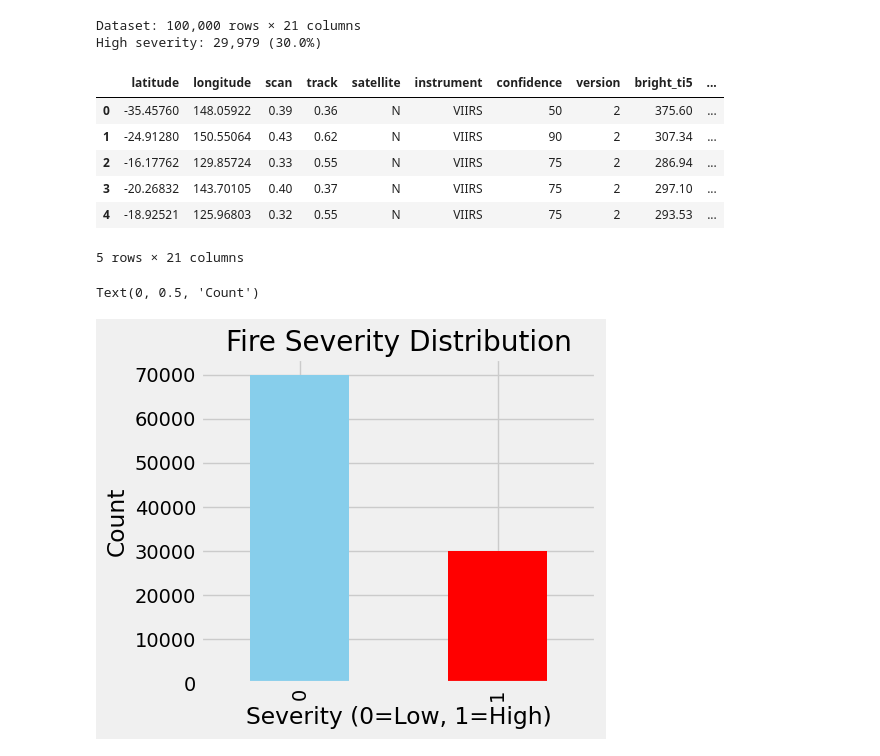
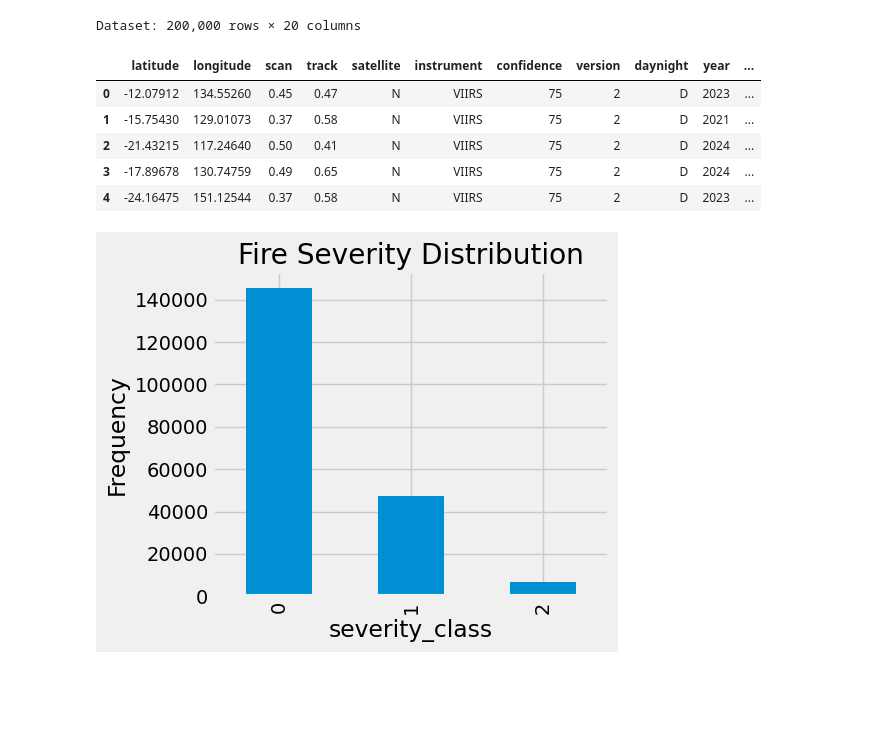
Before and after one commit to Arej00/bush_fire, a Jupyter notebook: notebook/EDA.ipynb, the cells around one changed output. Cells and saved outputs as stored; diff of their text form; code cells hidden in the pictures; blank space fills up the shorter version.

```diff
--- a/notebook/EDA.ipynb
+++ b/notebook/EDA.ipynb
@@ -9,31 +9,27 @@ from sklearn.preprocessing import PowerTransformer
 
 plt.style.use('fivethirtyeight')
 # %%
-df = pd.read_csv('preprocessed_fire_data.csv')
+df = pd.read_csv('preprocessed_fire_data_clean.csv')
 # %%
 print(f"Dataset: {df.shape[0]:,} rows × {df.shape[1]} columns")
-print(f"High severity: {df['high_severity'].sum():,} ({df['high_severity'].mean()*100:.1f}%)")
 # %% [output]
-Dataset: 100,000 rows × 21 columns
-High severity: 29,979 (30.0%)
+Dataset: 200,000 rows × 20 columns
 # %%
 df.head()
 # %% [output]
-|  | latitude | longitude | scan | track | satellite | instrument | confidence | version | bright_ti5 | ... |
-| 0 | -35.45760 | 148.05922 | 0.39 | 0.36 | N | VIIRS | 50 | 2 | 375.60 | ... |
-| 1 | -24.91280 | 150.55064 | 0.43 | 0.62 | N | VIIRS | 90 | 2 | 307.34 | ... |
-| 2 | -16.17762 | 129.85724 | 0.33 | 0.55 | N | VIIRS | 75 | 2 | 286.94 | ... |
-| 3 | -20.26832 | 143.70105 | 0.40 | 0.37 | N | VIIRS | 75 | 2 | 297.10 | ... |
-| 4 | -18.92521 | 125.96803 | 0.32 | 0.55 | N | VIIRS | 75 | 2 | 293.53 | ... |
+|  | latitude | longitude | scan | track | satellite | instrument | confidence | version | daynight | year | ... |
+| 0 | -12.07912 | 134.55260 | 0.45 | 0.47 | N | VIIRS | 75 | 2 | D | 2023 | ... |
+| 1 | -15.75430 | 129.01073 | 0.37 | 0.58 | N | VIIRS | 75 | 2 | D | 2021 | ... |
+| 2 | -21.43215 | 117.24640 | 0.50 | 0.41 | N | VIIRS | 75 | 2 | D | 2024 | ... |
+| 3 | -17.89678 | 130.74759 | 0.49 | 0.65 | N | VIIRS | 75 | 2 | D | 2024 | ... |
+| 4 | -24.16475 | 151.12544 | 0.37 | 0.58 | N | VIIRS | 75 | 2 | D | 2023 | ... |
-5 rows × 21 columns
 # %%
 plt.figure(figsize=(10, 4))
 
 plt.subplot(1, 2, 1)
-df['high_severity'].value_counts().plot(kind='bar', color=['skyblue', 'red'])
+df['severity_class'].value_counts().plot(kind='bar')
 plt.title('Fire Severity Distribution')
-plt.xlabel('Severity (0=Low, 1=High)')
-plt.ylabel('Count')
+plt.ylabel('Frequency')
+plt.show()
 # %% [output]
-Text(0, 0.5, 'Count')
-[figure, old version]
+[figure, new version]
```
Also changed, not shown: parts of 11 cells of this notebook.
